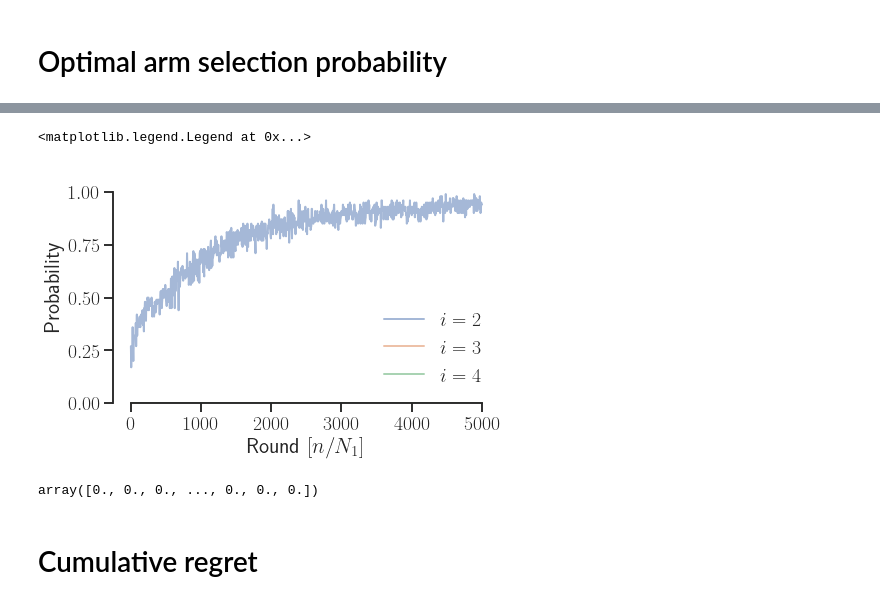
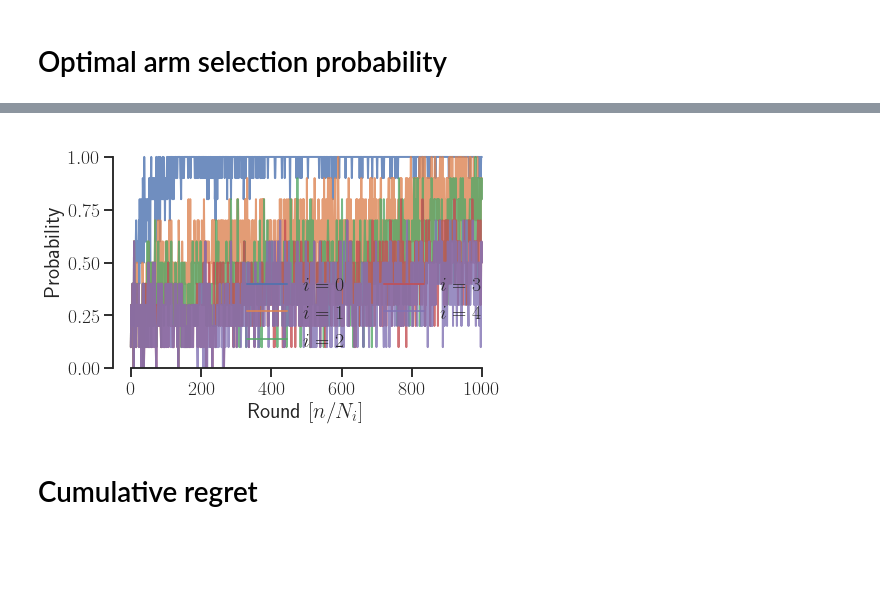
Before and after one commit to neildhir/non-stationary-causal-bandits, a Jupyter notebook: notebooks/plotting.ipynb, the cells around one changed output, grey strips where cells are left out. Drawn from its saved outputs; the diff is of its cells as text; code cells hidden in the pictures; blank space fills up the shorter version.

Commit message:
Fixed setup bug

```diff
--- a/notebooks/plotting.ipynb
+++ b/notebooks/plotting.ipynb
@@ -99,8 +99,8 @@ superimposed_rewards_plot(rewards, save=False)
 # Optimal arm selection probability
 # %%
 params = setup_DynamicIVCD(5)
-# params['n_trials'] = 10
-# params['horizon'] = 500
+params['n_trials'] = 10
+params['horizon'] = 1000
 m = CCB(**params)
 m.run()
 # %% [output]
@@ -192,26 +155,0 @@ m.run()
-# %%
-plot_setup()
-width = 500
-
-fig, ax = plt.subplots(1, 1, figsize=set_size(width))
-colors = ['r','b']
-for i in range(2,5):
-    arm_optimality_results = np.mean(m.results[i]['arm_optimality'], axis=0)
-    arm_freq = arm_optimality_results
-    cut_time = 5000 #1000 if i == 0 else 5000
-    time_points = sparse_index(with_default(cut_time, len(arm_freq)), 1000)
-    ax.plot(time_points, arm_freq[time_points], lw=2, alpha=0.5, label= r"$i={}$".format(i))
-
-sns.despine(trim=True)
-# Axis labels
-plt.ylim(0, 1.1)
-plt.ylabel(r"Probability")
-plt.xlabel(r"Round $[n / N_1]$")
-plt.legend(ncol=1, prop={"size": 20}, loc="lower right", framealpha=0.0)
-# %% [output]
-<matplotlib.legend.Legend at 0x...>
-[figure, removed]
-# %%
-arm_optimality_results
-# %% [output]
-array([0., 0., 0., ..., 0., 0., 0.])
@@ -218,3 +158,7 @@ array([0., 0., 0., ..., 0., 0., 0.])
+# %%
+plot_probability(m, 0,5, 1000)
+# %% [output]
+[figure, added]
 # %% [markdown]
 # Cumulative regret
 # %%
```
Also changed, not shown: parts of 2 cells of this notebook, 2 other files.
